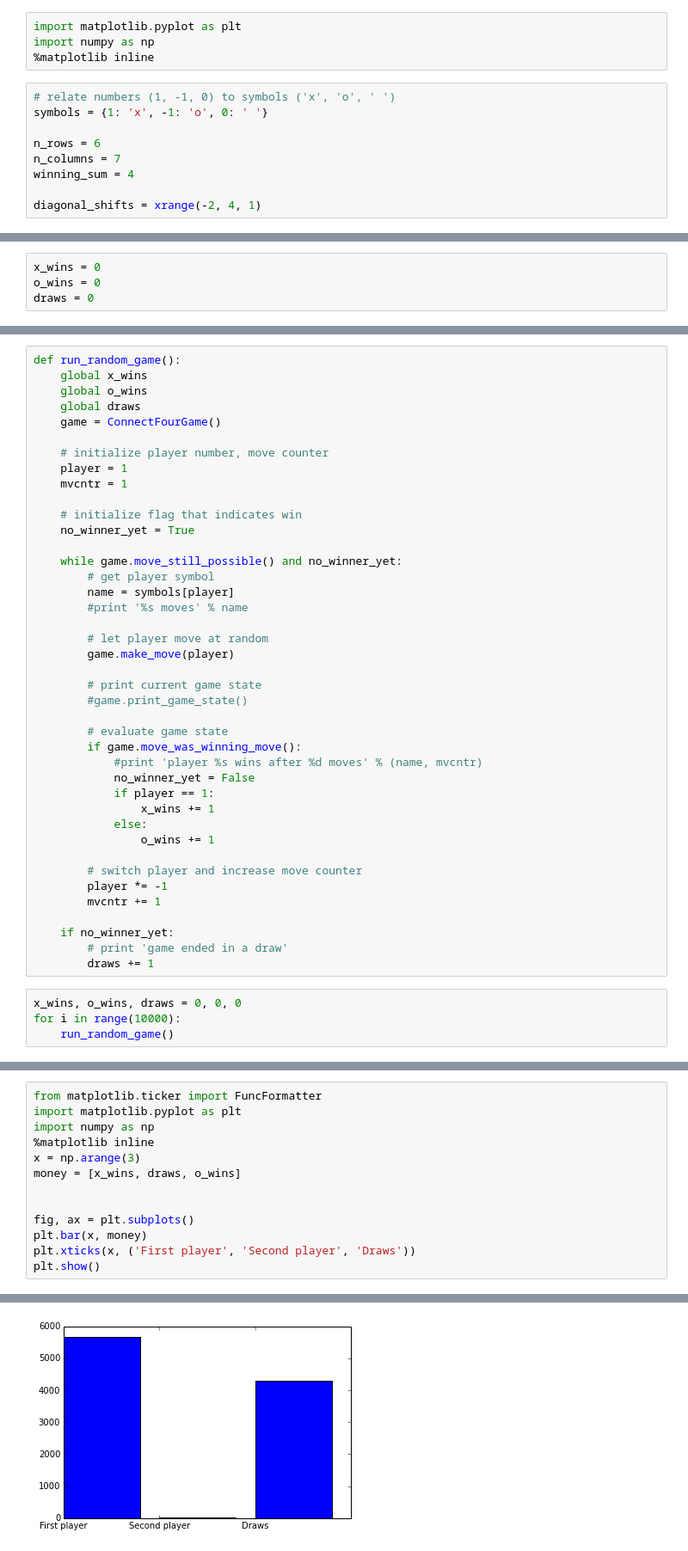
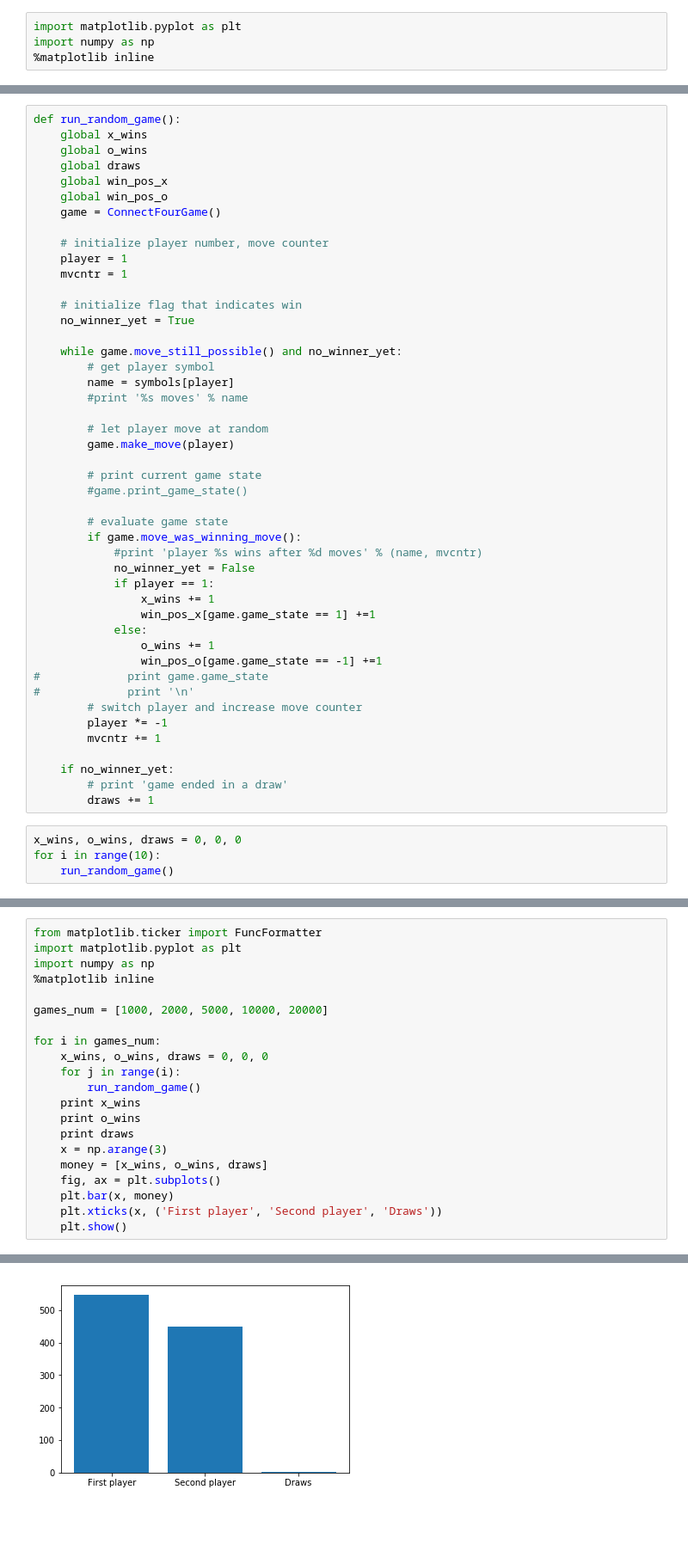
Before and after one commit to Vanik888/Game-AI, a Jupyter notebook: project_1/task1.3/Connect statistic.ipynb, the cells around one changed output, grey strips where cells are left out. Shown at 86% size. Drawn from its saved outputs; the diff is of its cells as text; blank space fills up the shorter version.

```diff
--- a/project_1/task1.3/Connect statistic.ipynb
+++ b/project_1/task1.3/Connect statistic.ipynb
@@ -2,12 +2,3 @@
 import matplotlib.pyplot as plt
 import numpy as np
 %matplotlib inline
-# %%
-# relate numbers (1, -1, 0) to symbols ('x', 'o', ' ')
-symbols = {1: 'x', -1: 'o', 0: ' '}
-
-n_rows = 6
-n_columns = 7
-winning_sum = 4
-
-diagonal_shifts = xrange(-2, 4, 1)
@@ -107,4 +4,0 @@ class ConnectFourGame:
-# %%
-x_wins = 0
-o_wins = 0
-draws = 0
@@ -113,6 +10,8 @@ def run_random_game():
     global x_wins
     global o_wins
     global draws
+    global win_pos_x
+    global win_pos_o
     game = ConnectFourGame()
 
     # initialize player number, move counter
@@ -139,9 +38,12 @@ def run_random_game():
             no_winner_yet = False
             if player == 1:
                 x_wins += 1
+                win_pos_x[game.game_state == 1] +=1
             else:
                 o_wins += 1
-
+                win_pos_o[game.game_state == -1] +=1
+#             print game.game_state
+#             print '\n'
         # switch player and increase move counter
         player *= -1
         mvcntr += 1
@@ -151,7 +53,7 @@ def run_random_game():
         draws += 1
 # %%
 x_wins, o_wins, draws = 0, 0, 0
-for i in range(10000):
+for i in range(10):
     run_random_game()
 # %%
 print x_wins
@@ -166,12 +68,20 @@ from matplotlib.ticker import FuncFormatter
 import matplotlib.pyplot as plt
 import numpy as np
 %matplotlib inline
-x = np.arange(3)
-money = [x_wins, draws, o_wins]
 
+games_num = [1000, 2000, 5000, 10000, 20000]
 
-fig, ax = plt.subplots()
-plt.bar(x, money)
-plt.xticks(x, ('First player', 'Second player', 'Draws'))
-plt.show()
+for i in games_num:
+    x_wins, o_wins, draws = 0, 0, 0
+    for j in range(i):
+        run_random_game()
+    print x_wins
+    print o_wins
+    print draws
+    x = np.arange(3)
+    money = [x_wins, o_wins, draws]
+    fig, ax = plt.subplots()
+    plt.bar(x, money)
+    plt.xticks(x, ('First player', 'Second player', 'Draws'))
+    plt.show()
 # %% [output]
@@ -178 +103 @@ plt.show()
-[figure, old version]
+[figure, new version]
```
Also changed, not shown: parts of 9 cells of this notebook.
